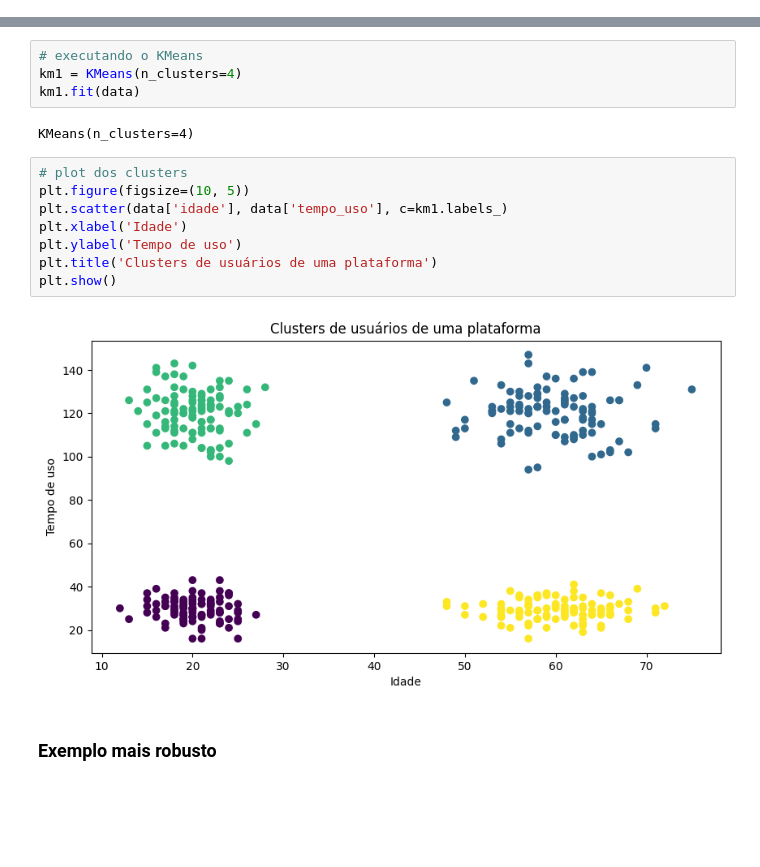
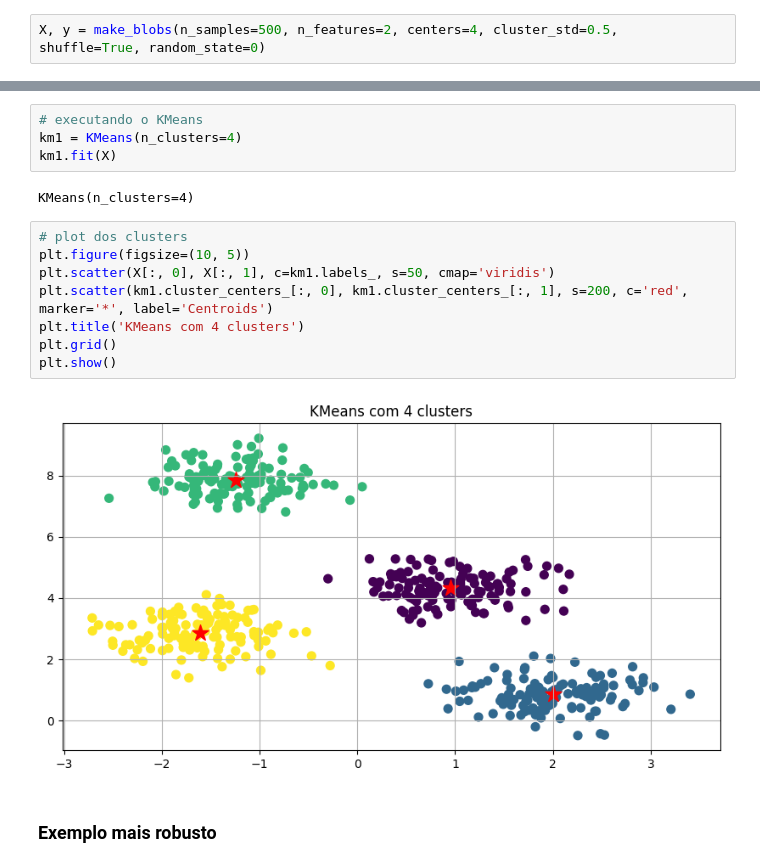
Before and after one commit to Salies/posmac-alcd, a Jupyter notebook: Aula 9/kmeans.ipynb, the cells around one changed output, grey strips where cells are left out. Cells and saved outputs as stored; diff of their text form; blank space fills up the shorter version.

Commit message:
kmeans update

```diff
--- a/Aula 9/kmeans.ipynb
+++ b/Aula 9/kmeans.ipynb
@@ -58,0 +12,2 @@ plt.show()
+# %%
+X, y = make_blobs(n_samples=500, n_features=2, centers=4, cluster_std=0.5, shuffle=True, random_state=0)
@@ -59,18 +22,18 @@ plt.show()
 # %%
 # executando o KMeans
 km1 = KMeans(n_clusters=4)
-km1.fit(data)
+km1.fit(X)
 # %% [output]
 KMeans(n_clusters=4)
 # %%
 # plot dos clusters
 plt.figure(figsize=(10, 5))
-plt.scatter(data['idade'], data['tempo_uso'], c=km1.labels_)
-plt.xlabel('Idade')
-plt.ylabel('Tempo de uso')
-plt.title('Clusters de usuários de uma plataforma')
+plt.scatter(X[:, 0], X[:, 1], c=km1.labels_, s=50, cmap='viridis')
+plt.scatter(km1.cluster_centers_[:, 0], km1.cluster_centers_[:, 1], s=200, c='red', marker='*', label='Centroids')
+plt.title('KMeans com 4 clusters')
+plt.grid()
 plt.show()
 # %% [output]
-[figure, old version]
+[figure, new version]
 # %% [markdown]
 ### Exemplo mais robusto
```
Also changed, not shown: parts of 19 cells of this notebook.
